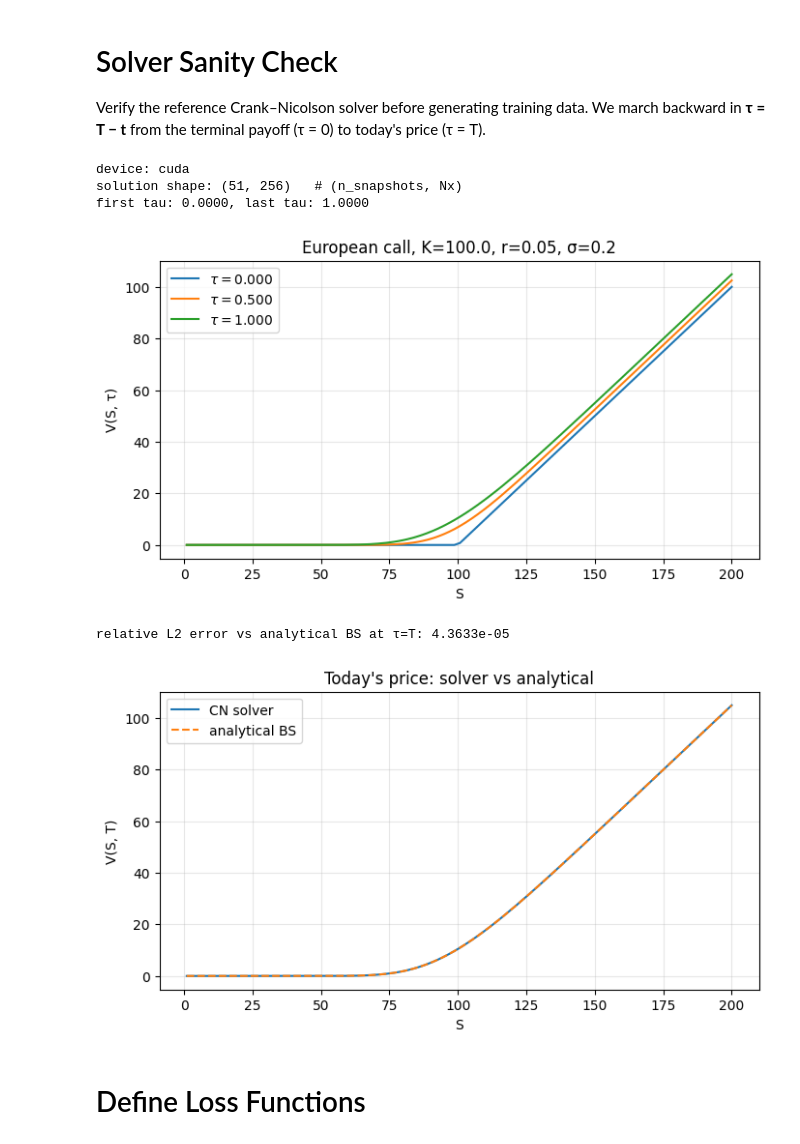
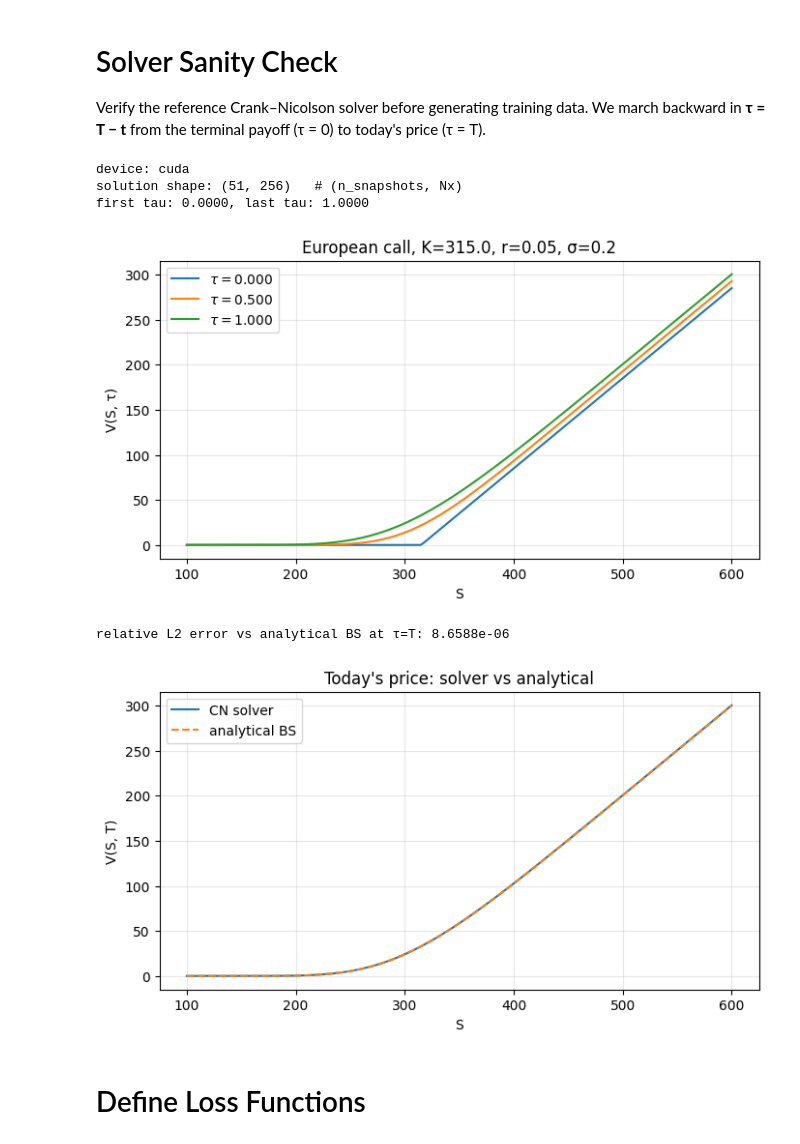
Before and after one commit to hishambhatti/PINO-apps, a Jupyter notebook: BlackScholes_PINO.ipynb, the cells around one changed output. Drawn from its saved outputs; the diff is of its cells as text; code cells hidden in the pictures.

```diff
--- a/BlackScholes_PINO.ipynb
+++ b/BlackScholes_PINO.ipynb
@@ -60,11 +60,11 @@ Verify the reference Crank–Nicolson solver before generating training data. We
 device = torch.device('cuda' if torch.cuda.is_available() else 'cpu')
 
 # Problem parameters
-K = 100.0          # strike
+K = 315.0          # representative AAPL strike
 r = 0.05           # risk-free rate
 sigma = 0.2        # volatility
 T = 1.0            # time to maturity
-S_min, S_max = 1.0, 200.0
+S_min, S_max = 100.0, 600.0
 Nx = 256
 dtau = 1e-3
 
@@ -102,36 +102,36 @@ plt.show()
 
 # Optional: compare final slice to closed-form Black–Scholes at t=0
 def bs_call_price(S, K, r, sigma, T_rem):
     """Analytical European call; T_rem = time to maturity."""
     S = torch.as_tensor(S, dtype=torch.float64)
     if T_rem <= 0:
         return torch.clamp(S - K, min=0.0)
     d1 = (torch.log(S / K) + (r + 0.5 * sigma**2) * T_rem) / (sigma * math.sqrt(T_rem))
     d2 = d1 - sigma * math.sqrt(T_rem)
     from torch.special import ndtr
     return S * ndtr(d1) - K * math.exp(-r * T_rem) * ndtr(d2)
 
 V_final = V[-1].detach().cpu()
 V_exact = bs_call_price(S, K, r, sigma, T).cpu()
 rel_err = torch.norm(V_final - V_exact) / torch.norm(V_exact)
 print(f'relative L2 error vs analytical BS at τ=T: {rel_err.item():.4e}')
 
 fig, ax = plt.subplots(figsize=(8, 4))
 ax.plot(S, V_final, label='CN solver')
 ax.plot(S, V_exact, '--', label='analytical BS')
 ax.set_xlabel('S')
 ax.set_ylabel('V(S, T)')
 ax.set_title('Today\'s price: solver vs analytical')
 ax.legend()
 ax.grid(True, alpha=0.3)
 plt.show()
 # %% [output]
 device: cuda
 solution shape: (51, 256)   # (n_snapshots, Nx)
 first tau: 0.0000, last tau: 1.0000
-[figure, old version]
+[figure, new version]
-relative L2 error vs analytical BS at τ=T: 4.3633e-05
+relative L2 error vs analytical BS at τ=T: 8.6588e-06
-[figure, old version]
+[figure, new version]
 # %% [markdown]
 # Define Loss Functions
 # %% [markdown]
```
Also changed, not shown: parts of 22 cells of this notebook, 2 other files.
